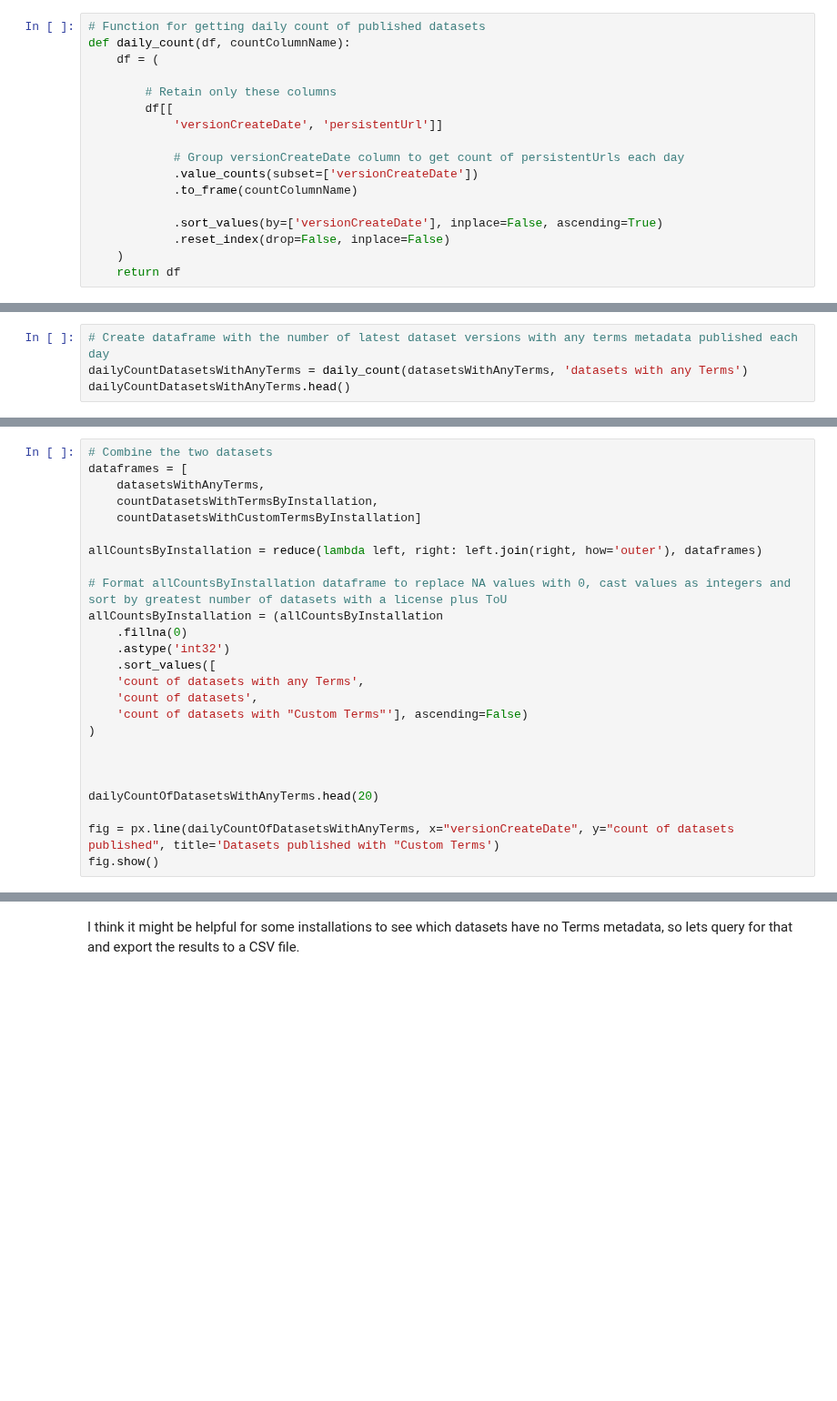
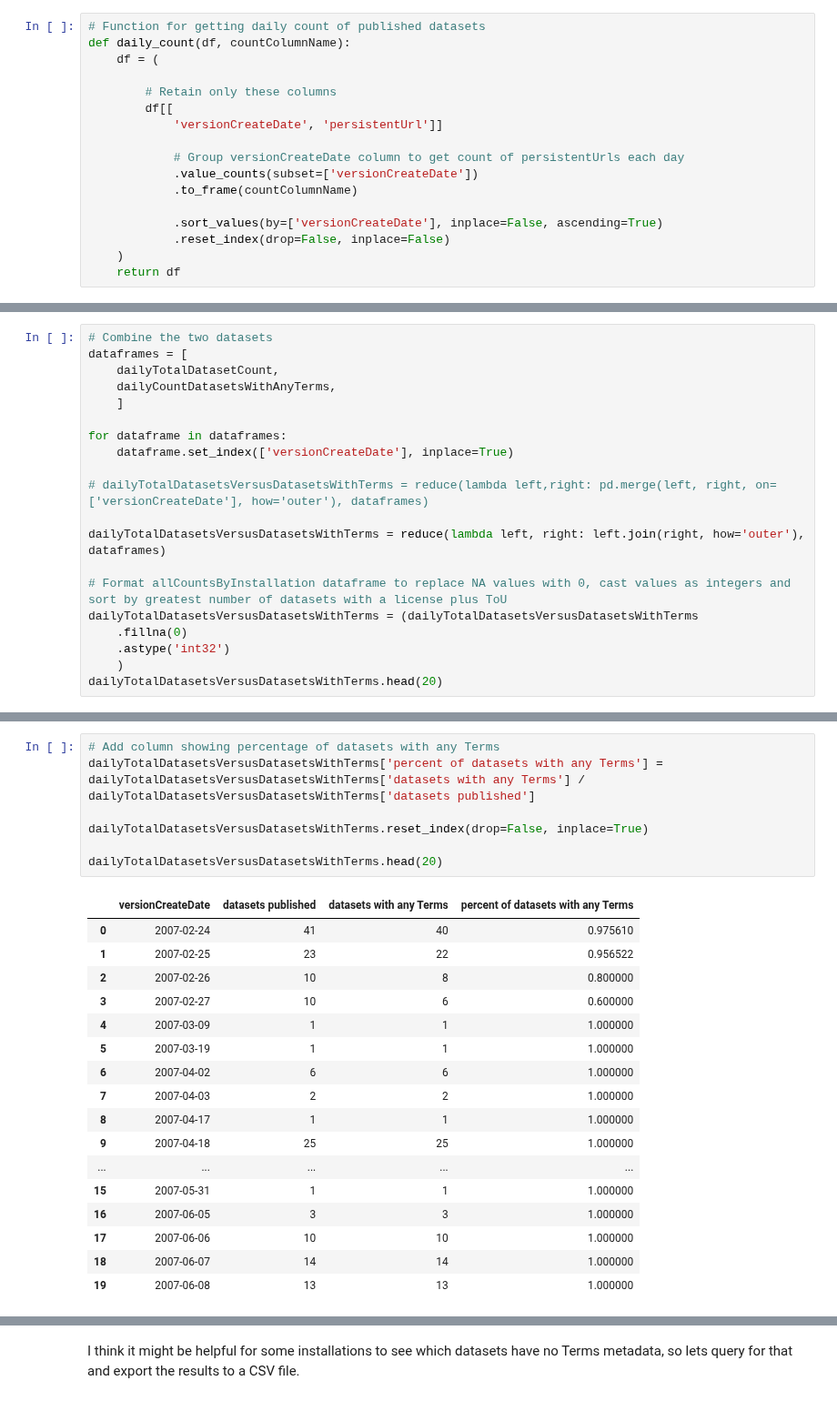
Before and after one commit to jggautier/ux-research-data-analysis, a Jupyter notebook: notebooks/Terms_metadata_in_Dataverse_repositories/Datasets with license plus terms of use metadata/Datasets with license plus terms of use metadata.ipynb, the cells around one changed output, grey strips where cells are left out. Shown at 91% size. Saved outputs shown, nothing was run; the diff lists cells and outputs as text; blank space fills up the shorter version.

```diff
--- a/notebooks/Terms_metadata_in_Dataverse_repositories/Datasets with license plus terms of use metadata/Datasets with license plus terms of use metadata.ipynb
+++ b/notebooks/Terms_metadata_in_Dataverse_repositories/Datasets with license plus terms of use metadata/Datasets with license plus terms of use metadata.ipynb
@@ -193,4 +237,0 @@ dailyTotalDatasetCount.head()
-# %%
-# Create dataframe with the number of latest dataset versions with any terms metadata published each day
-dailyCountDatasetsWithAnyTerms = daily_count(datasetsWithAnyTerms, 'datasets with any Terms')
-dailyCountDatasetsWithAnyTerms.head()
@@ -204,25 +247,20 @@ dailyCountDatasetsWithAnyTerms.head()
 # %%
 # Combine the two datasets
 dataframes = [
-    datasetsWithAnyTerms,
-    countDatasetsWithTermsByInstallation,
-    countDatasetsWithCustomTermsByInstallation]
+    dailyTotalDatasetCount,
+    dailyCountDatasetsWithAnyTerms,
+    ]
 
-allCountsByInstallation = reduce(lambda left, right: left.join(right, how='outer'), dataframes)
+for dataframe in dataframes:
+    dataframe.set_index(['versionCreateDate'], inplace=True)
+
+# dailyTotalDatasetsVersusDatasetsWithTerms = reduce(lambda left,right: pd.merge(left, right, on=['versionCreateDate'], how='outer'), dataframes)
+
+dailyTotalDatasetsVersusDatasetsWithTerms = reduce(lambda left, right: left.join(right, how='outer'), dataframes)
 
 # Format allCountsByInstallation dataframe to replace NA values with 0, cast values as integers and sort by greatest number of datasets with a license plus ToU
-allCountsByInstallation = (allCountsByInstallation
+dailyTotalDatasetsVersusDatasetsWithTerms = (dailyTotalDatasetsVersusDatasetsWithTerms
     .fillna(0)
     .astype('int32')
-    .sort_values([
-    'count of datasets with any Terms',
-    'count of datasets',
-    'count of datasets with "Custom Terms"'], ascending=False)
-)
-
-
-
-dailyCountOfDatasetsWithAnyTerms.head(20)
-
-fig = px.line(dailyCountOfDatasetsWithAnyTerms, x="versionCreateDate", y="count of datasets published", title='Datasets published with "Custom Terms')
-fig.show()
+    )
+dailyTotalDatasetsVersusDatasetsWithTerms.head(20)
@@ -228,0 +286,25 @@ fig.show()
+# %%
+# Add column showing percentage of datasets with any Terms
+dailyTotalDatasetsVersusDatasetsWithTerms['percent of datasets with any Terms'] = dailyTotalDatasetsVersusDatasetsWithTerms['datasets with any Terms'] / dailyTotalDatasetsVersusDatasetsWithTerms['datasets published']
+
+dailyTotalDatasetsVersusDatasetsWithTerms.reset_index(drop=False, inplace=True)
+
+dailyTotalDatasetsVersusDatasetsWithTerms.head(20)
+# %% [output]
+|  | versionCreateDate | datasets published | datasets with any Terms | percent of datasets with any Terms |
+| 0 | 2007-02-24 | 41 | 40 | 0.975610 |
+| 1 | 2007-02-25 | 23 | 22 | 0.956522 |
+| 2 | 2007-02-26 | 10 | 8 | 0.800000 |
+| 3 | 2007-02-27 | 10 | 6 | 0.600000 |
+| 4 | 2007-03-09 | 1 | 1 | 1.000000 |
+| 5 | 2007-03-19 | 1 | 1 | 1.000000 |
+| 6 | 2007-04-02 | 6 | 6 | 1.000000 |
+| 7 | 2007-04-03 | 2 | 2 | 1.000000 |
+| 8 | 2007-04-17 | 1 | 1 | 1.000000 |
+| 9 | 2007-04-18 | 25 | 25 | 1.000000 |
+| ... | ... | ... | ... | ... |
+| 15 | 2007-05-31 | 1 | 1 | 1.000000 |
+| 16 | 2007-06-05 | 3 | 3 | 1.000000 |
+| 17 | 2007-06-06 | 10 | 10 | 1.000000 |
+| 18 | 2007-06-07 | 14 | 14 | 1.000000 |
+| 19 | 2007-06-08 | 13 | 13 | 1.000000 |
```
Also changed, not shown: parts of 11 cells of this notebook.
